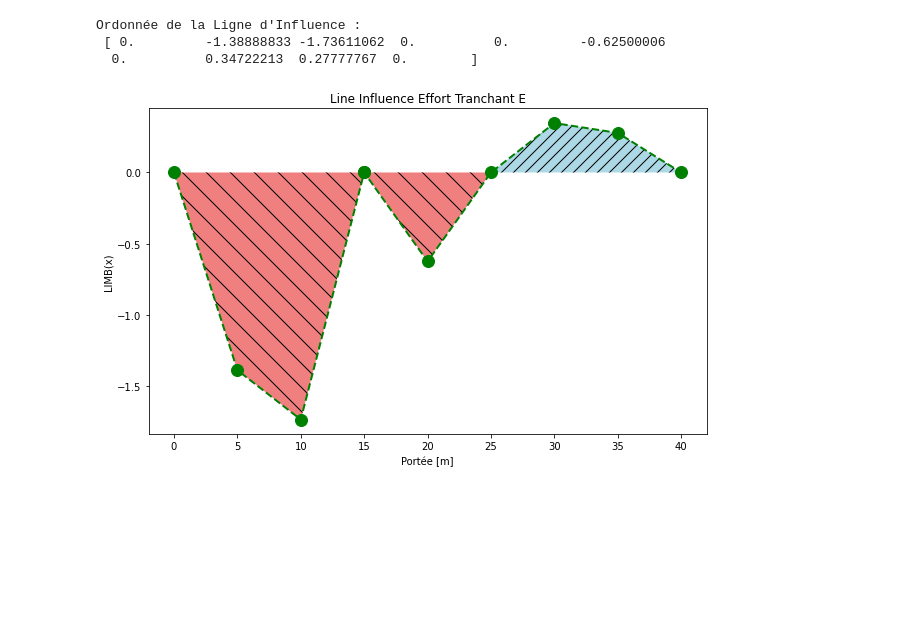
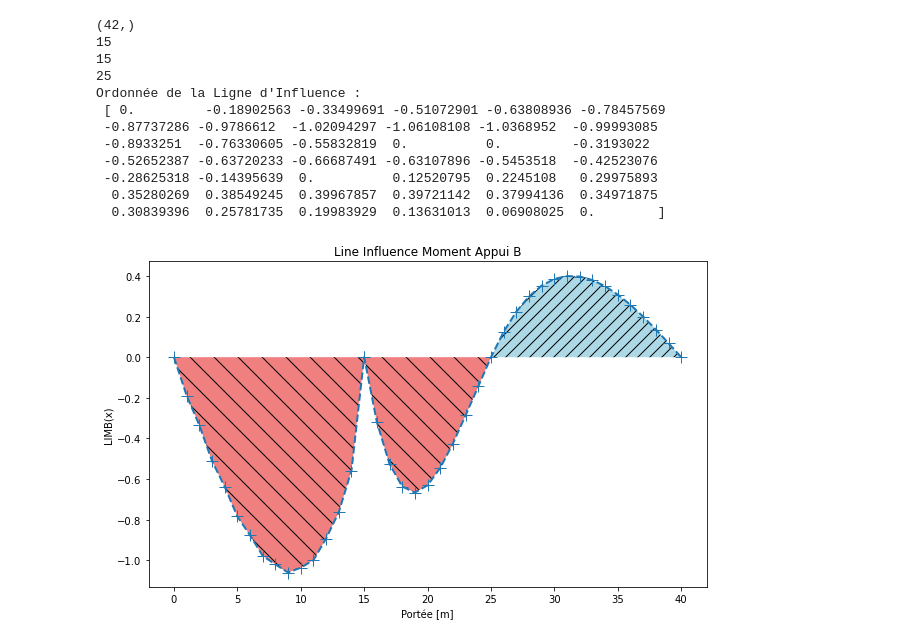
Before and after one commit to jacquetgottfried/cours_pont_aci, a Jupyter notebook: LIMB.ipynb, the cells around one changed output. Saved outputs shown, nothing was run; the diff lists cells and outputs as text; code cells hidden in the pictures; blank space fills up the shorter version.

```diff
--- a/LIMB.ipynb
+++ b/LIMB.ipynb
@@ -10,7 +10,7 @@ I = 1
 A = 1
 
 #Element 1
-L=5
+L=1
 # %% [markdown]
 # Ligne Influence Moment flechissant en  E
 ![image.png](attachment:image.png)
@@ -126,7 +191,7 @@ array([[ 5.5555523e+01,  4.8611080e+01, -0.0000000e+00, -0.0000000e+00,
 # %%
 #Vecteur de Force Nodale
-P_global    = np.zeros(15)
-P_global[8] = 1
-P_global[9] = -1
+P_global    = np.zeros(79)
+P_global[52] = 1
+P_global[53] = -1
 print(P_global)
 # %% [output]
@@ -142,9 +222,8 @@ print(U)
 # %%
 # Line d'Influence Muller-Breslaut
-M1 = U[8]
-M2 = U[9]
-
-
+M1 = U[52]
+M2 = U[53]
 LI  = U/(abs(M1) + abs(M2)) #changer le signe de M2 et M2 pour une somme en valeur absolue
 print(LI)
+print(LI.shape)
 # %% [output]
@@ -154,45 +245,58 @@ print(LI)
 # %%
 # Tracée ligne Influence
 # Create the scatter plot
 scale_factor = 1
 x = scale_factor*XY[:, 0]
 
-y = np.zeros((10,))
-# Noeud 0
-y[0]   = 0
-# Noeud 1, 2
-y[1:3] = LI[0:2] #(0, 1)
-# Noeud 3 : Reaction appui, valeur deplacement vertical 0
-y[3] = 0
-y[4] = 0
-# Noeud 4,5 : Point E
-y[5] = LI[2] #(2, 3)
-y[6] = 0
-y[7] = LI[3]
-# Noeud 5, 6
-y[8] = LI[4] #(4, 5)
-# Noeud 7 reaction appui 0
-y[9] = 0
+print(x.shape)
 
+y = np.zeros((42,))
+# appui A
+y[0] = 0
+# Noeud 1 à 14
+y[1:15] = LI[0:14]
+# Appuis B, seule rotation possible
+print(x[15])
+y[15] = 0
+print(x[16])
+y[16] = 0
+# Noeud 4 : Point 15 à 23
+y[17:26] = LI[14:23]
+print(x[26])
+# # Appui C
+y[26] = 0
+# # Noeud 5, 6
+y[27:41] = LI[23:37]
+# # Noeud 7 reaction appui 0
+y[41] = 0
 print("Ordonnée de la Ligne d'Influence : \n",y)
 
 plt.figure(figsize=(10,6))
-plt.plot(x, y, 'go--', linewidth=2, markersize=12)
+plt.plot(x, y, '+--', linewidth=2, markersize=12)
 # Fill the area above the line with a hashed pattern
 plt.fill_between(x, y, np.zeros_like(y), where=(y >= 0), facecolor='lightblue', hatch='//')
 
 # Fill the area below the line with a different hashed pattern
 plt.fill_between(x, y, np.zeros_like(y), where=(y <= 0),  facecolor='lightcoral', hatch='\\')
 
 # Add labels and title
 plt.xlabel("Portée [m]")
 plt.ylabel("LIMB(x)")
 plt.title("Line Influence Moment Appui B")
 
 # Show the plot
 plt.show()
 # %% [output]
+(42,)
+15
+15
+25
 Ordonnée de la Ligne d'Influence :
- [ 0.         -1.38888833 -1.73611062  0.          0.         -0.62500006
-  0.          0.34722213  0.27777767  0.        ]
+ [ 0.         -0.18902563 -0.33499691 -0.51072901 -0.63808936 -0.78457569
+ -0.87737286 -0.9786612  -1.02094297 -1.06108108 -1.0368952  -0.99993085
+ -0.8933251  -0.76330605 -0.55832819  0.          0.         -0.3193022
+ -0.52652387 -0.63720233 -0.66687491 -0.63107896 -0.5453518  -0.42523076
+ -0.28625318 -0.14395639  0.          0.12520795  0.2245108   0.29975893
+  0.35280269  0.38549245  0.39967857  0.39721142  0.37994136  0.34971875
+  0.30839396  0.25781735  0.19983929  0.13631013  0.06908025  0.        ]
-[figure, old version]
+[figure, new version]
```
Also changed, not shown: parts of 12 cells of this notebook.
